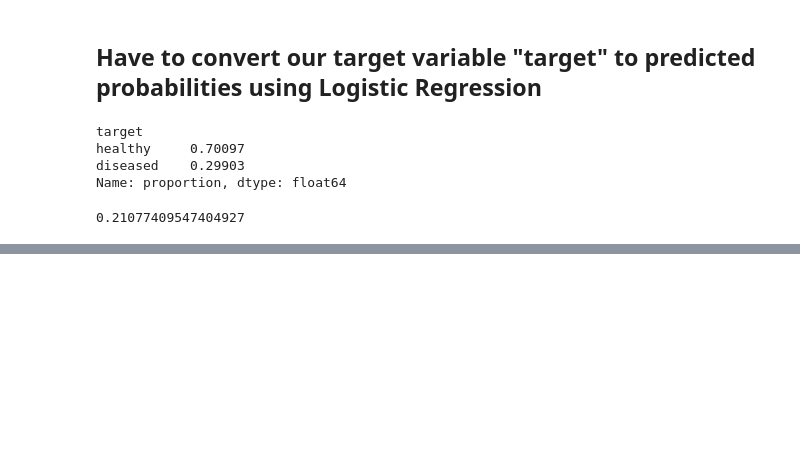
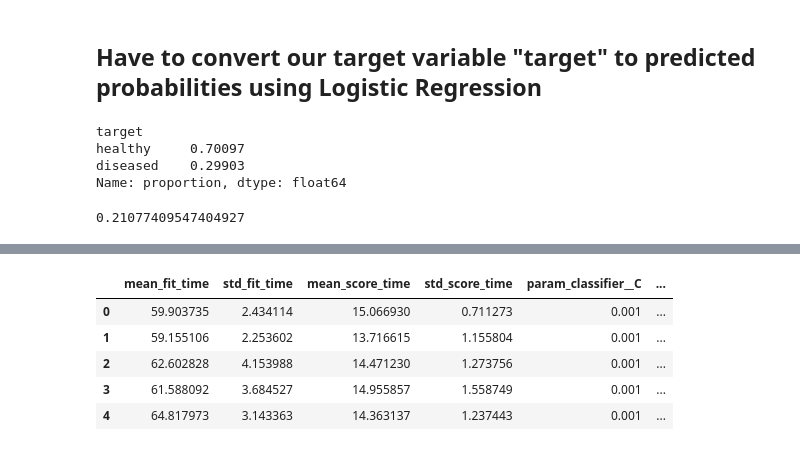
Before and after one commit to ISYE7406-Fall2025/Health_Lifestyle_ML, a Jupyter notebook: Modeling/modeling.ipynb, the cells around one changed output, grey strips where cells are left out. Drawn from its saved outputs; the diff is of its cells as text; code cells hidden in the pictures; blank space fills up the shorter version.

```diff
--- a/Modeling/modeling.ipynb
+++ b/Modeling/modeling.ipynb
@@ -49,7 +49,7 @@ num_transformer = Pipeline([
 ])
 
 cat_transformer = Pipeline([
-    ('ohe', OneHotEncoder(handle_unknown='ignore'))
+    ('ohe', OneHotEncoder(drop = 'first', handle_unknown='ignore'))
 ])
 
 preprocessor = ColumnTransformer(
@@ -123,9 +145,13 @@ param_grid = {
 # %%
 ## Set scoring function
 
-brier_scorer = make_scorer(brier_score_loss, needs_proba=True, greater_is_better=False)
+brier_scorer = make_scorer(brier_score_loss, response_method='predict_proba', greater_is_better=False)
+# %%
+## Taking sample of data for gridsearch (20k points)
+X_train_sample, X_test_sample, y_train_sample, y_test_sample = train_test_split(X, y, train_size = 0.2, test_size = 0.1, shuffle=True, stratify=y, random_state=42)
 # %%
 ## KFold GridSearchCV (Parallel Computing)
+## Training on full sample is too time consuming, using sample instead
 
 cv = StratifiedKFold(n_splits = 5, shuffle=True, random_state=42)
 
@@ -138,4 +164,5 @@ grid_search = GridSearchCV(
     n_jobs = -1
 )
 
-grid_search.fit(X_train, y_train)
+grid_search.fit(X_train_sample, y_train_sample) ## 80 min for 20% of data
+# grid_search.fit(X_train, y_train)
@@ -144,0 +197,10 @@ print("Best Brier score:", -grid_search.best_score_)
+# %%
+params_df = pd.DataFrame(grid_search.cv_results_)
+params_df.head()
+# %% [output]
+|  | mean_fit_time | std_fit_time | mean_score_time | std_score_time | param_classifier__C | ... |
+| 0 | 59.903735 | 2.434114 | 15.066930 | 0.711273 | 0.001 | ... |
+| 1 | 59.155106 | 2.253602 | 13.716615 | 1.155804 | 0.001 | ... |
+| 2 | 62.602828 | 4.153988 | 14.471230 | 1.273756 | 0.001 | ... |
+| 3 | 61.588092 | 3.684527 | 14.955857 | 1.558749 | 0.001 | ... |
+| 4 | 64.817973 | 3.143363 | 14.363137 | 1.237443 | 0.001 | ... |
```
Also changed, not shown: parts of 3 cells of this notebook.
